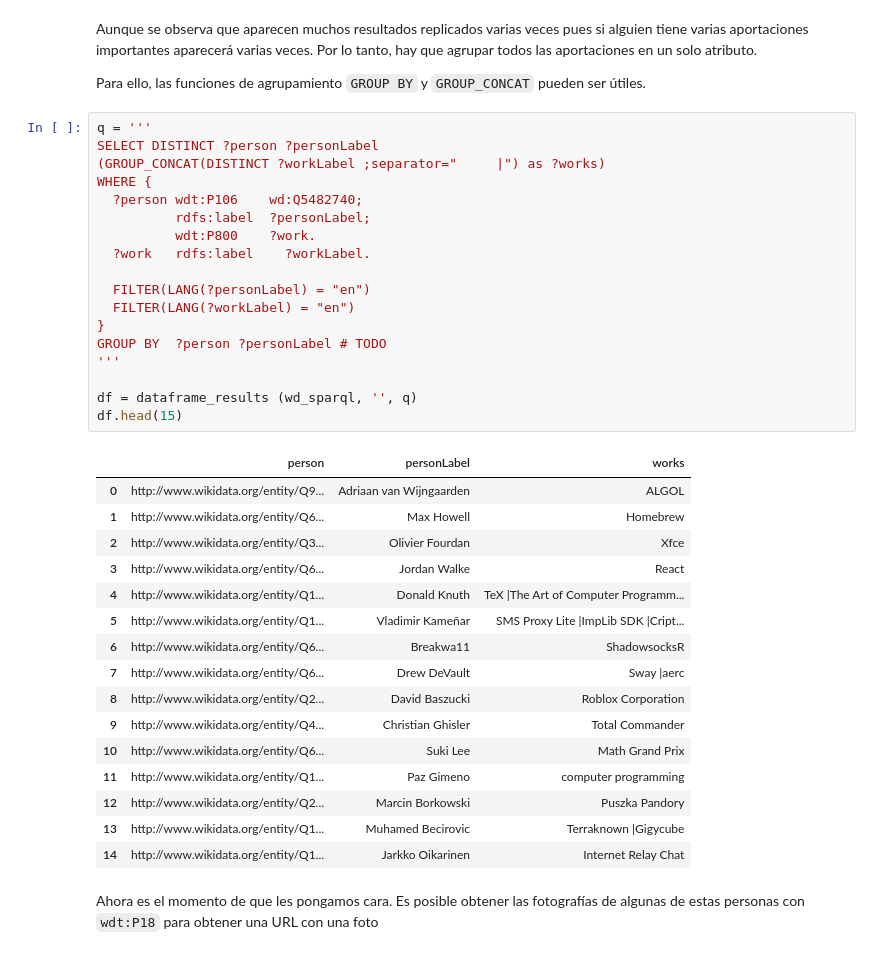
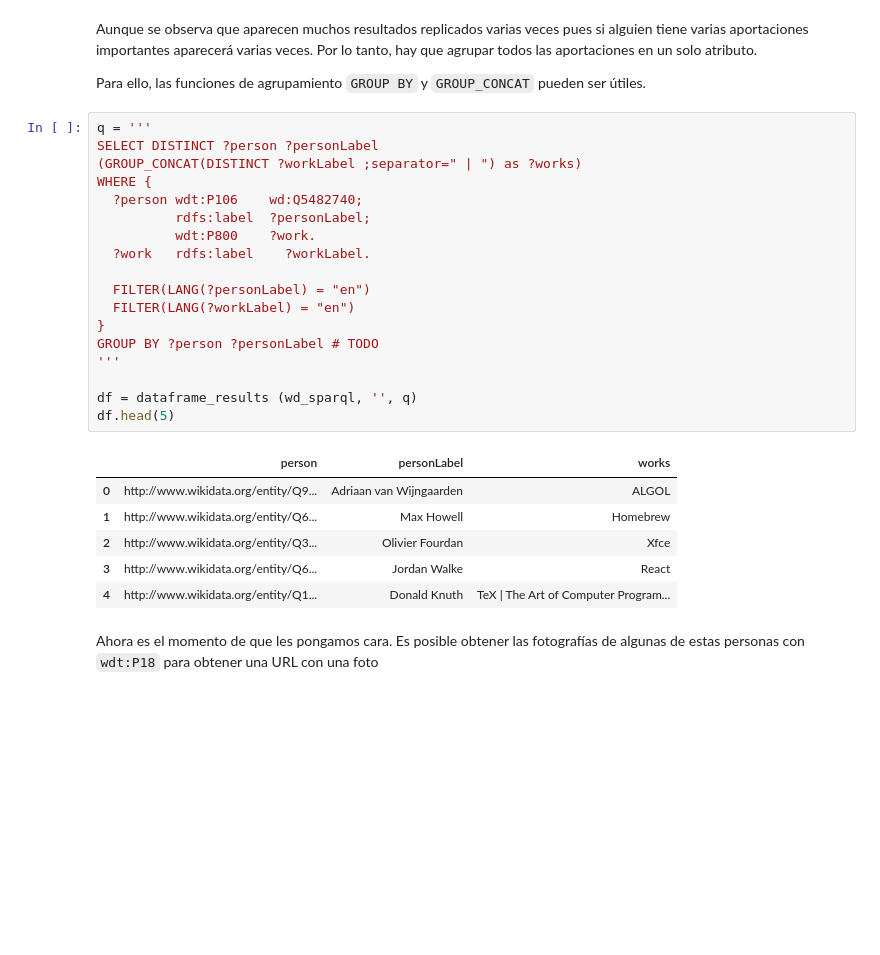
Before and after one commit to pfreezv/UOC, a Jupyter notebook: Tipología y fuentes de datos/pec 4/entrega/TyFdDd_PEC4_alan_coila_bustinza.ipynb, the cells around one changed output. Cells and saved outputs as stored; diff of their text form; blank space fills up the shorter version.

```diff
--- a/Tipología y fuentes de datos/pec 4/entrega/TyFdDd_PEC4_alan_coila_bustinza.ipynb
+++ b/Tipología y fuentes de datos/pec 4/entrega/TyFdDd_PEC4_alan_coila_bustinza.ipynb
@@ -492,38 +492,28 @@ Para ello, las funciones de agrupamiento `GROUP BY` y `GROUP_CONCAT` pueden ser
 # %%
 q = '''
 SELECT DISTINCT ?person ?personLabel
-(GROUP_CONCAT(DISTINCT ?workLabel ;separator="     |") as ?works)
+(GROUP_CONCAT(DISTINCT ?workLabel ;separator=" | ") as ?works)
 WHERE {
   ?person wdt:P106    wd:Q5482740;
           rdfs:label  ?personLabel;
           wdt:P800    ?work.
   ?work   rdfs:label    ?workLabel.
 
   FILTER(LANG(?personLabel) = "en")
   FILTER(LANG(?workLabel) = "en")
 }
-GROUP BY  ?person ?personLabel # TODO
+GROUP BY ?person ?personLabel # TODO
 '''
 
 df = dataframe_results (wd_sparql, '', q)
-df.head(15)
+df.head(5)
 # %% [output]
 |  | person | personLabel | works |
 | 0 | http://www.wikidata.org/entity/Q9... | Adriaan van Wijngaarden | ALGOL |
 | 1 | http://www.wikidata.org/entity/Q6... | Max Howell | Homebrew |
 | 2 | http://www.wikidata.org/entity/Q3... | Olivier Fourdan | Xfce |
 | 3 | http://www.wikidata.org/entity/Q6... | Jordan Walke | React |
-| 4 | http://www.wikidata.org/entity/Q1... | Donald Knuth | TeX |The Art of Computer Programm... |
-| 5 | http://www.wikidata.org/entity/Q1... | Vladimir Kameñar | SMS Proxy Lite |ImpLib SDK |Cript... |
-| 6 | http://www.wikidata.org/entity/Q6... | Breakwa11 | ShadowsocksR |
-| 7 | http://www.wikidata.org/entity/Q6... | Drew DeVault | Sway |aerc |
-| 8 | http://www.wikidata.org/entity/Q2... | David Baszucki | Roblox Corporation |
-| 9 | http://www.wikidata.org/entity/Q4... | Christian Ghisler | Total Commander |
-| 10 | http://www.wikidata.org/entity/Q6... | Suki Lee | Math Grand Prix |
-| 11 | http://www.wikidata.org/entity/Q1... | Paz Gimeno | computer programming |
-| 12 | http://www.wikidata.org/entity/Q2... | Marcin Borkowski | Puszka Pandory |
-| 13 | http://www.wikidata.org/entity/Q1... | Muhamed Becirovic | Terraknown |Gigycube |
-| 14 | http://www.wikidata.org/entity/Q1... | Jarkko Oikarinen | Internet Relay Chat |
+| 4 | http://www.wikidata.org/entity/Q1... | Donald Knuth | TeX | The Art of Computer Program... |
 # %% [markdown]
 Ahora es el momento de que les pongamos cara. Es posible obtener las fotografías de algunas de estas personas con `wdt:P18` para obtener una URL con una foto
 # %%
```
Also changed, not shown: parts of 5 cells of this notebook.
